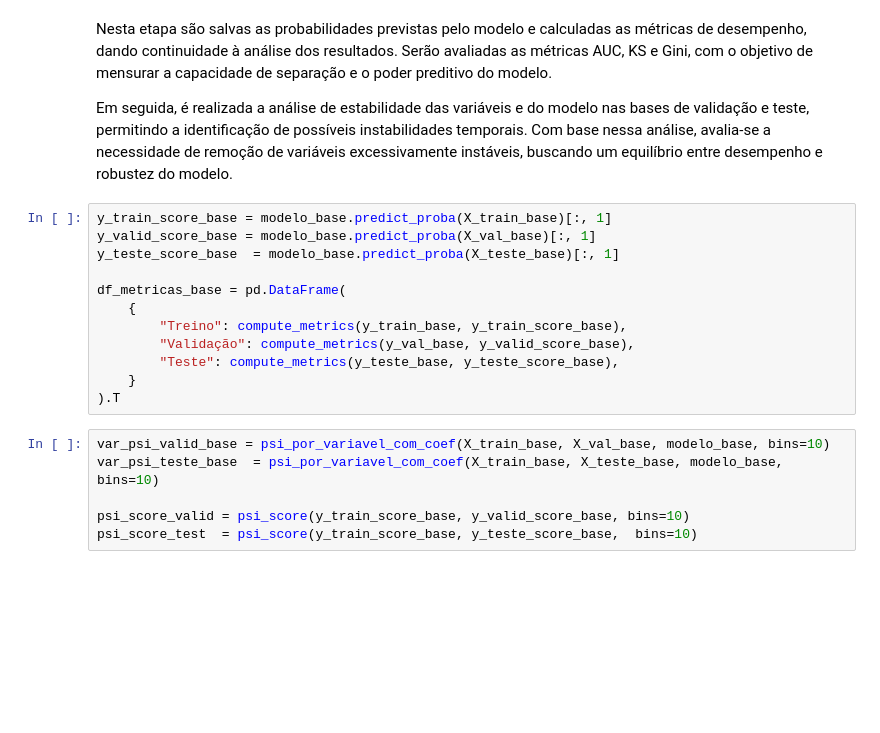
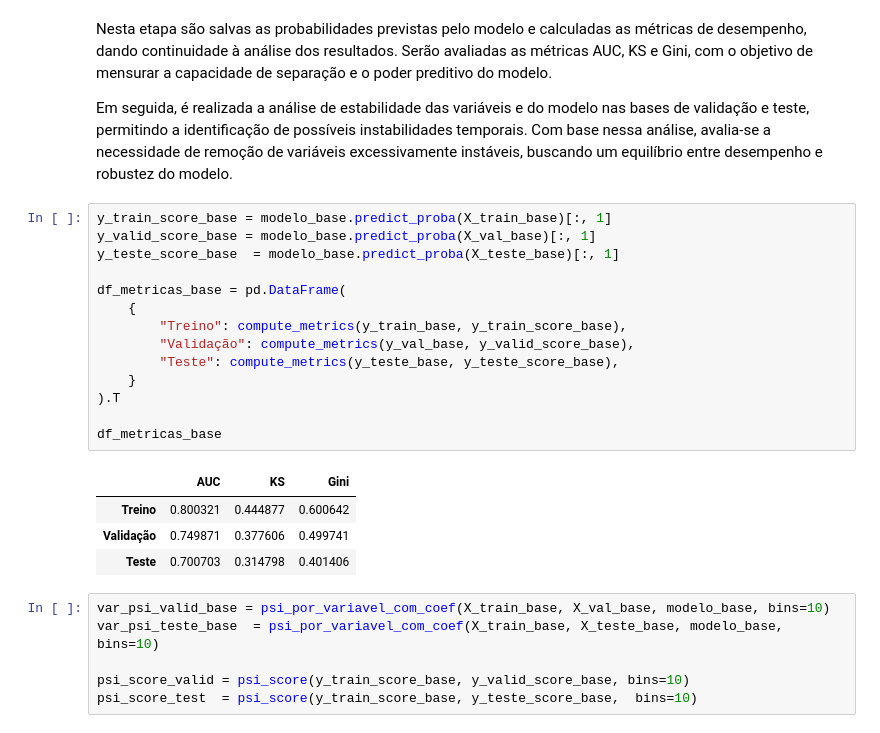
Before and after one commit to riquehlopes/credit-scoring-model, a Jupyter notebook: notebooks/03_modelagem.ipynb, the cells around one changed output. Saved outputs shown, nothing was run; the diff lists cells and outputs as text; blank space fills up the shorter version.

```diff
--- a/notebooks/03_modelagem.ipynb
+++ b/notebooks/03_modelagem.ipynb
@@ -78,15 +78,22 @@ Em seguida, é realizada a análise de estabilidade das variáveis e do modelo n
 # %%
 y_train_score_base = modelo_base.predict_proba(X_train_base)[:, 1]
 y_valid_score_base = modelo_base.predict_proba(X_val_base)[:, 1]
 y_teste_score_base  = modelo_base.predict_proba(X_teste_base)[:, 1]
 
 df_metricas_base = pd.DataFrame(
     {
         "Treino": compute_metrics(y_train_base, y_train_score_base),
         "Validação": compute_metrics(y_val_base, y_valid_score_base),
         "Teste": compute_metrics(y_teste_base, y_teste_score_base),
     }
 ).T
+
+df_metricas_base
+# %% [output]
+|  | AUC | KS | Gini |
+| Treino | 0.800321 | 0.444877 | 0.600642 |
+| Validação | 0.749871 | 0.377606 | 0.499741 |
+| Teste | 0.700703 | 0.314798 | 0.401406 |
 # %%
 var_psi_valid_base = psi_por_variavel_com_coef(X_train_base, X_val_base, modelo_base, bins=10)
 var_psi_teste_base  = psi_por_variavel_com_coef(X_train_base, X_teste_base, modelo_base,  bins=10)
```
Also changed, not shown: parts of 2 cells of this notebook, 3 other files.
